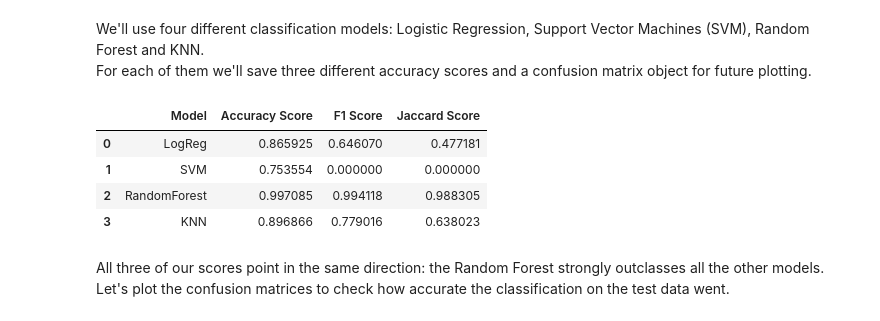
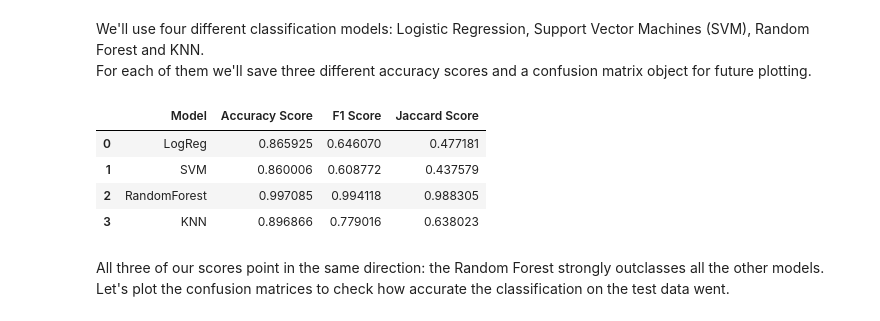
Before and after one commit to LucaOrtolan/Loan-Default-Prediction-Project, a Jupyter notebook: Loan Default Classification Project.ipynb, the cells around one changed output. Saved outputs shown, nothing was run; the diff lists cells and outputs as text; code cells hidden in the pictures.

```diff
--- a/Loan Default Classification Project.ipynb
+++ b/Loan Default Classification Project.ipynb
@@ -304,39 +304,39 @@ We'll use four different classification models: Logistic Regression, Support Vec
 For each of them we'll save three different accuracy scores and a confusion matrix object for future plotting.
 # %%
 log_reg = LogisticRegression(solver="liblinear")
-svm = SVC()
+svm = LinearSVC()
 rf = RandomForestClassifier(n_estimators=100, criterion="gini", n_jobs=-1)
 knn = KNeighborsClassifier(n_neighbors=5)
 
 models = [log_reg, svm, rf, knn]
 Accuracy = []
 F1 = []
 Jaccard = []
 Matrices = []
 
 for m in models:
     m.fit(x_train, y_train)
     y_pred = m.predict(x_test)
     acc=accuracy_score(y_test, y_pred)
     f1=f1_score(y_test, y_pred)
     jacc=jaccard_score(y_test, y_pred)
     cm = confusion_matrix(y_test, y_pred)
 
     Accuracy.append(acc)
     F1.append(f1)
     Jaccard.append(jacc)
     Matrices.append(cm)
 
 names = ["LogReg", "SVM", "RandomForest", "KNN"]
 metrics = pd.DataFrame({"Model": names,
                         "Accuracy Score":Accuracy,
                         "F1 Score":F1,
                         "Jaccard Score":Jaccard})
 display(metrics)
 # %% [output]
 |  | Model | Accuracy Score | F1 Score | Jaccard Score |
 | 0 | LogReg | 0.865925 | 0.646070 | 0.477181 |
-| 1 | SVM | 0.753554 | 0.000000 | 0.000000 |
+| 1 | SVM | 0.860006 | 0.608772 | 0.437579 |
 | 2 | RandomForest | 0.997085 | 0.994118 | 0.988305 |
 | 3 | KNN | 0.896866 | 0.779016 | 0.638023 |
 # %% [markdown]
```
Also changed, not shown: parts of 8 cells of this notebook.
